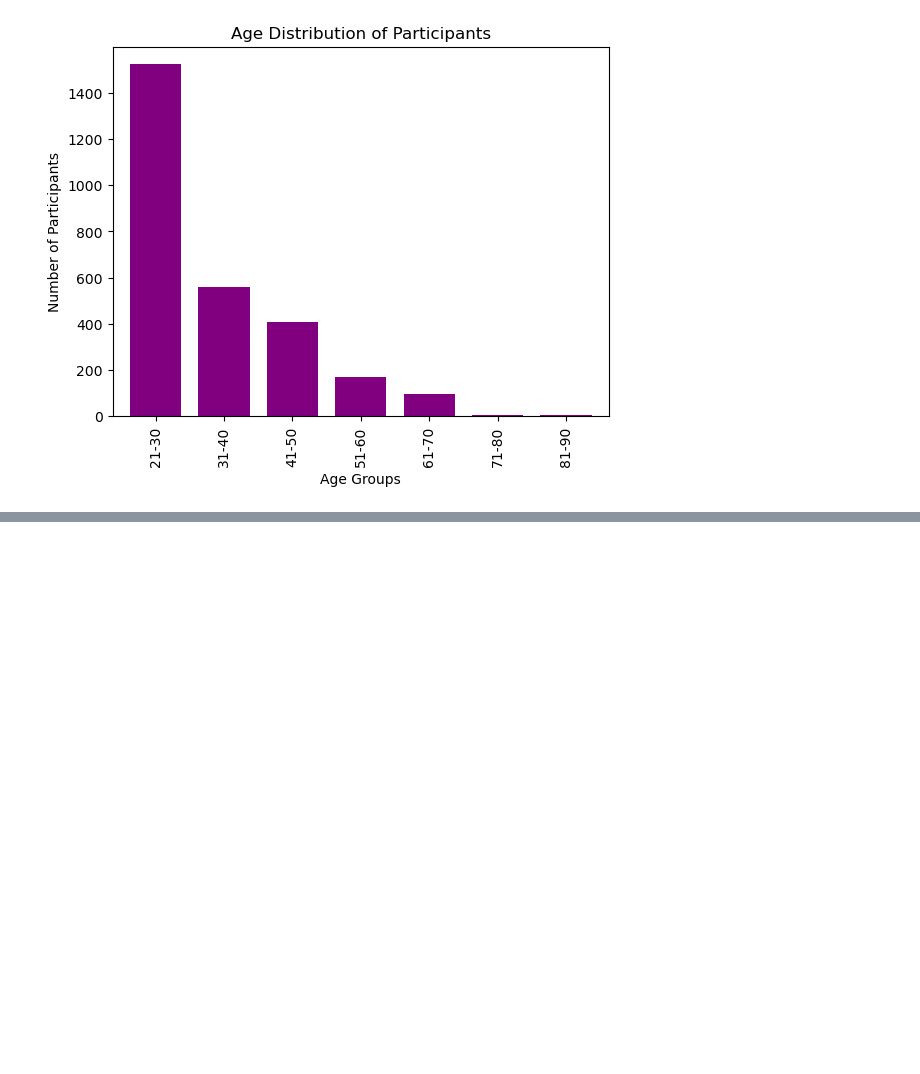
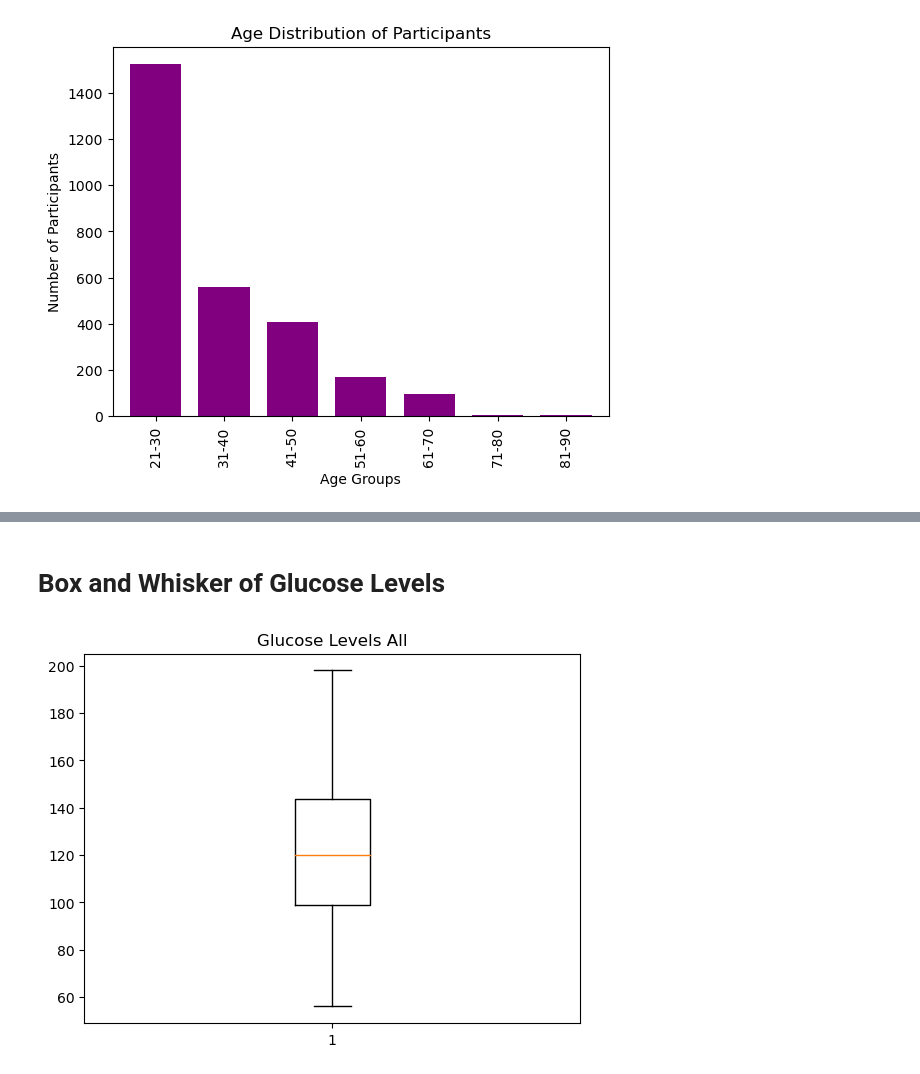
Before and after one commit to jmsavage2008/project-one, a Jupyter notebook: Project 1 Data Cleaning.ipynb, the cells around one changed output, grey strips where cells are left out. Saved outputs shown, nothing was run; the diff lists cells and outputs as text; code cells hidden in the pictures; blank space fills up the shorter version.

Commit message:
Updated with box and whiskers

```diff
--- a/Project 1 Data Cleaning.ipynb
+++ b/Project 1 Data Cleaning.ipynb
@@ -212,0 +283,11 @@ plt.show()
+# %% [markdown]
+# Box and Whisker of Glucose Levels
+# %%
+#Assign variable for glucose
+glucose = glu_ins_new_df["Glucose"]
+
+plt.boxplot(glucose)
+plt.title("Glucose Levels All")
+plt.show()
+# %% [output]
+[figure, added]
```
Also changed, not shown: parts of 22 cells of this notebook.
